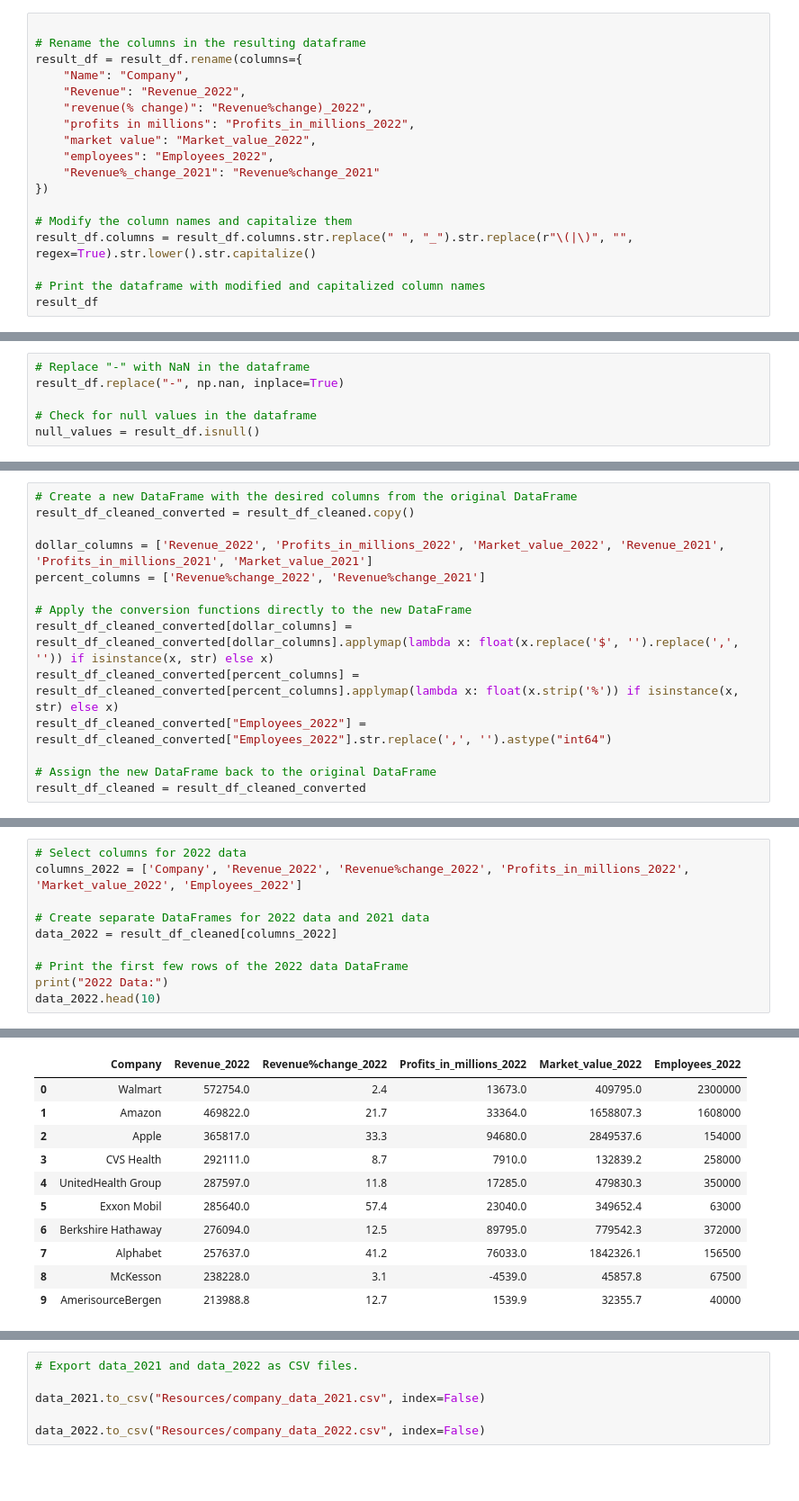
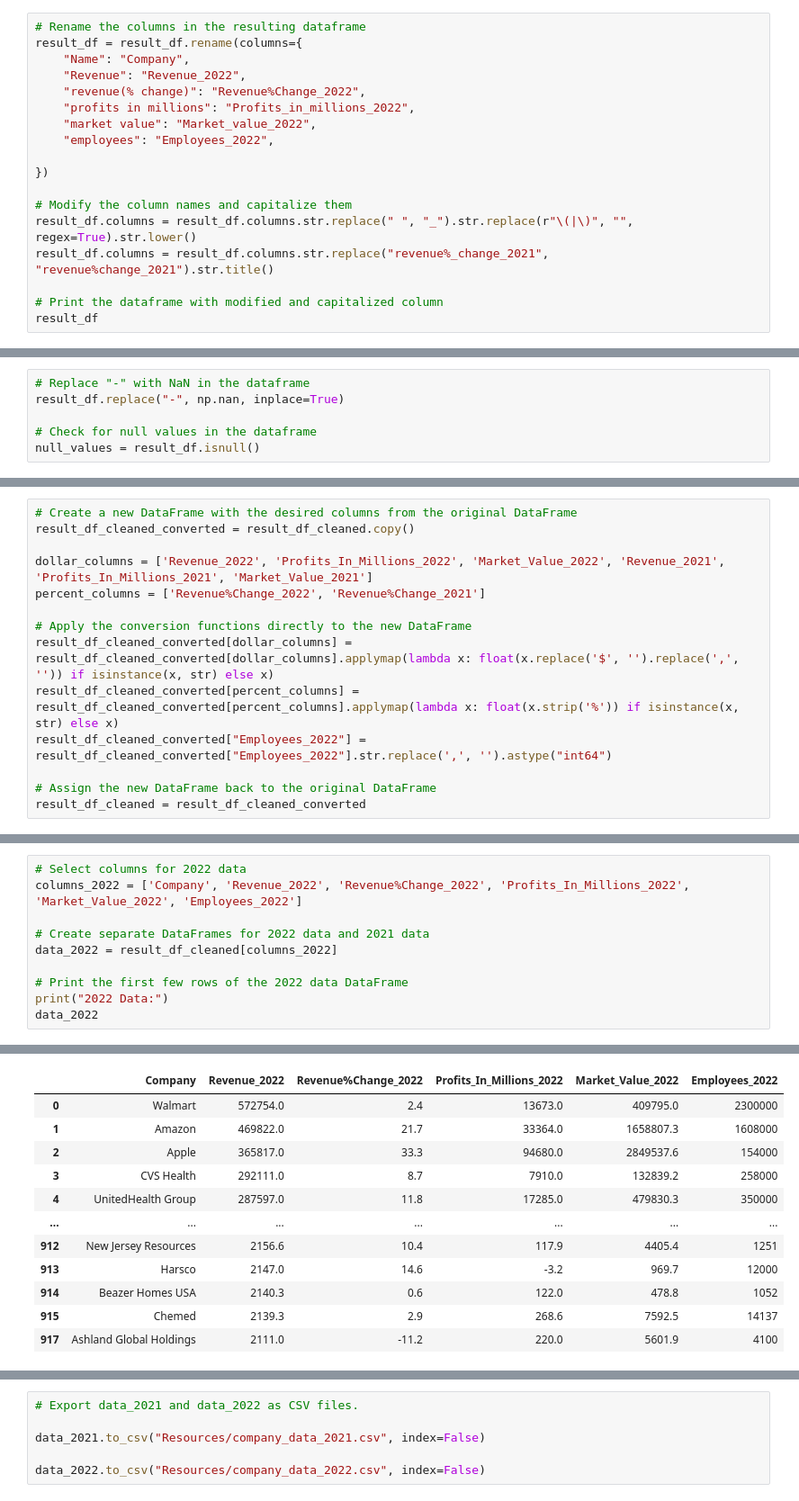
Before and after one commit to jannatulhashi/Exploring-Insights-from-the-Largest-US-Companies, a Jupyter notebook: Data Cleaning.ipynb, the cells around one changed output, grey strips where cells are left out. Shown at 90% size. Drawn from its saved outputs; the diff is of its cells as text; blank space fills up the shorter version.

Commit message:
Data Cleaning

```diff
--- a/Data Cleaning.ipynb
+++ b/Data Cleaning.ipynb
@@ -76,21 +76,21 @@ result_df
 | 917 | Ashland Global Holdings | $2,111 | -11.20% | $220 | $5,601.90 | 4,100 | $2,377 | ... |
 918 rows × 11 columns
 # %%
-
 # Rename the columns in the resulting dataframe
 result_df = result_df.rename(columns={
     "Name": "Company",
     "Revenue": "Revenue_2022",
-    "revenue(% change)": "Revenue%change)_2022",
+    "revenue(% change)": "Revenue%Change_2022",
     "profits in millions": "Profits_in_millions_2022",
     "market value": "Market_value_2022",
     "employees": "Employees_2022",
-    "Revenue%_change_2021": "Revenue%change_2021"
+
 })
 
 # Modify the column names and capitalize them
-result_df.columns = result_df.columns.str.replace(" ", "_").str.replace(r"\(|\)", "", regex=True).str.lower().str.capitalize()
+result_df.columns = result_df.columns.str.replace(" ", "_").str.replace(r"\(|\)", "", regex=True).str.lower()
+result_df.columns = result_df.columns.str.replace("revenue%_change_2021", "revenue%change_2021").str.title()
 
-# Print the dataframe with modified and capitalized column names
+# Print the dataframe with modified and capitalized column
 result_df
 # %% [output]
@@ -170,8 +170,8 @@ dtype: object
 # Create a new DataFrame with the desired columns from the original DataFrame
 result_df_cleaned_converted = result_df_cleaned.copy()
 
-dollar_columns = ['Revenue_2022', 'Profits_in_millions_2022', 'Market_value_2022', 'Revenue_2021', 'Profits_in_millions_2021', 'Market_value_2021']
-percent_columns = ['Revenue%change_2022', 'Revenue%change_2021']
+dollar_columns = ['Revenue_2022', 'Profits_In_Millions_2022', 'Market_Value_2022', 'Revenue_2021', 'Profits_In_Millions_2021', 'Market_Value_2021']
+percent_columns = ['Revenue%Change_2022', 'Revenue%Change_2021']
 
 # Apply the conversion functions directly to the new DataFrame
 result_df_cleaned_converted[dollar_columns] = result_df_cleaned_converted[dollar_columns].applymap(lambda x: float(x.replace('$', '').replace(',', '')) if isinstance(x, str) else x)
@@ -197,24 +197,25 @@ Employees_2021                int64
 dtype: object
 # %%
 # Select columns for 2022 data
-columns_2022 = ['Company', 'Revenue_2022', 'Revenue%change_2022', 'Profits_in_millions_2022', 'Market_value_2022', 'Employees_2022']
+columns_2022 = ['Company', 'Revenue_2022', 'Revenue%Change_2022', 'Profits_In_Millions_2022', 'Market_Value_2022', 'Employees_2022']
 
 # Create separate DataFrames for 2022 data and 2021 data
 data_2022 = result_df_cleaned[columns_2022]
 
 # Print the first few rows of the 2022 data DataFrame
 print("2022 Data:")
-data_2022.head(10)
+data_2022
 # %% [output]
 2022 Data:
-|  | Company | Revenue_2022 | Revenue%change_2022 | Profits_in_millions_2022 | Market_value_2022 | Employees_2022 |
+|  | Company | Revenue_2022 | Revenue%Change_2022 | Profits_In_Millions_2022 | Market_Value_2022 | Employees_2022 |
 | 0 | Walmart | 572754.0 | 2.4 | 13673.0 | 409795.0 | 2300000 |
 | 1 | Amazon | 469822.0 | 21.7 | 33364.0 | 1658807.3 | 1608000 |
 | 2 | Apple | 365817.0 | 33.3 | 94680.0 | 2849537.6 | 154000 |
 | 3 | CVS Health | 292111.0 | 8.7 | 7910.0 | 132839.2 | 258000 |
 | 4 | UnitedHealth Group | 287597.0 | 11.8 | 17285.0 | 479830.3 | 350000 |
-| 5 | Exxon Mobil | 285640.0 | 57.4 | 23040.0 | 349652.4 | 63000 |
-| 6 | Berkshire Hathaway | 276094.0 | 12.5 | 89795.0 | 779542.3 | 372000 |
-| 7 | Alphabet | 257637.0 | 41.2 | 76033.0 | 1842326.1 | 156500 |
-| 8 | McKesson | 238228.0 | 3.1 | -4539.0 | 45857.8 | 67500 |
-| 9 | AmerisourceBergen | 213988.8 | 12.7 | 1539.9 | 32355.7 | 40000 |
+| ... | ... | ... | ... | ... | ... | ... |
+| 912 | New Jersey Resources | 2156.6 | 10.4 | 117.9 | 4405.4 | 1251 |
+| 913 | Harsco | 2147.0 | 14.6 | -3.2 | 969.7 | 12000 |
+| 914 | Beazer Homes USA | 2140.3 | 0.6 | 122.0 | 478.8 | 1052 |
+| 915 | Chemed | 2139.3 | 2.9 | 268.6 | 7592.5 | 14137 |
+| 917 | Ashland Global Holdings | 2111.0 | -11.2 | 220.0 | 5601.9 | 4100 |
```
Also changed, not shown: parts of 13 cells of this notebook, 3 other files.
